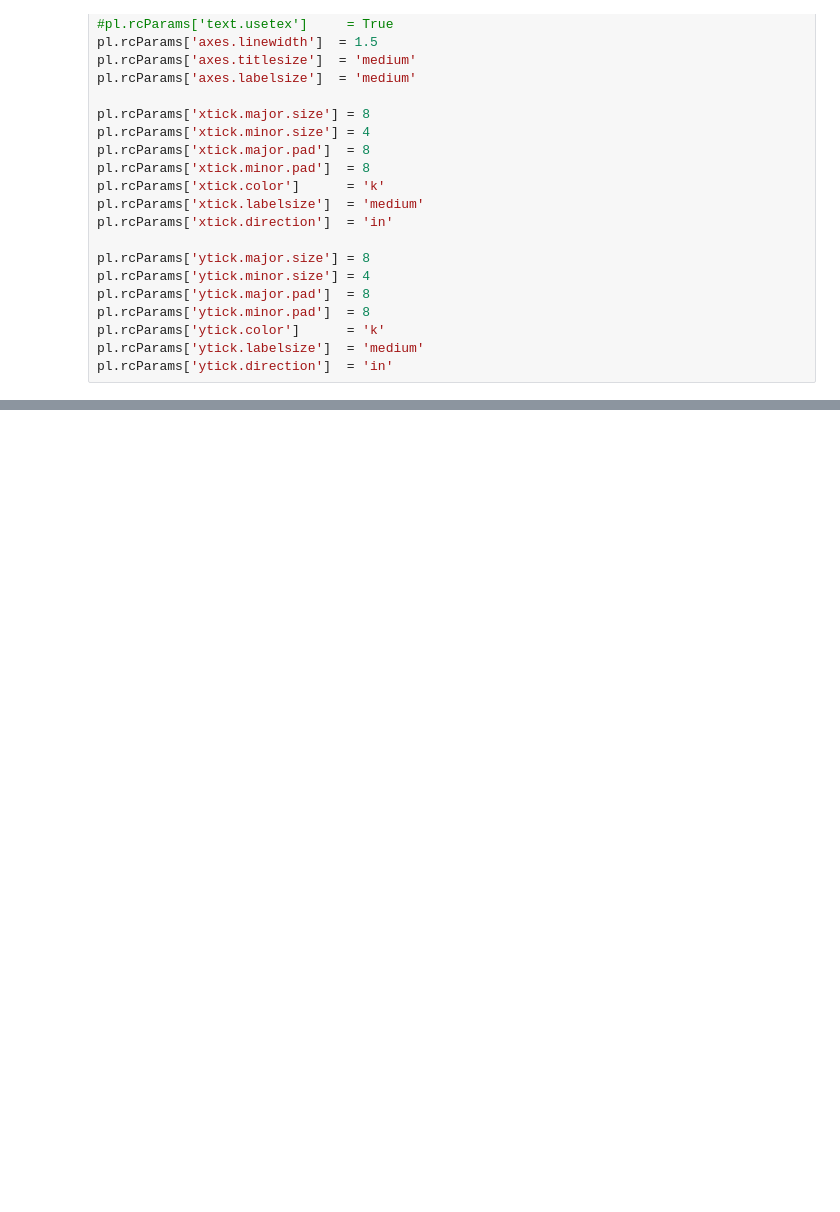
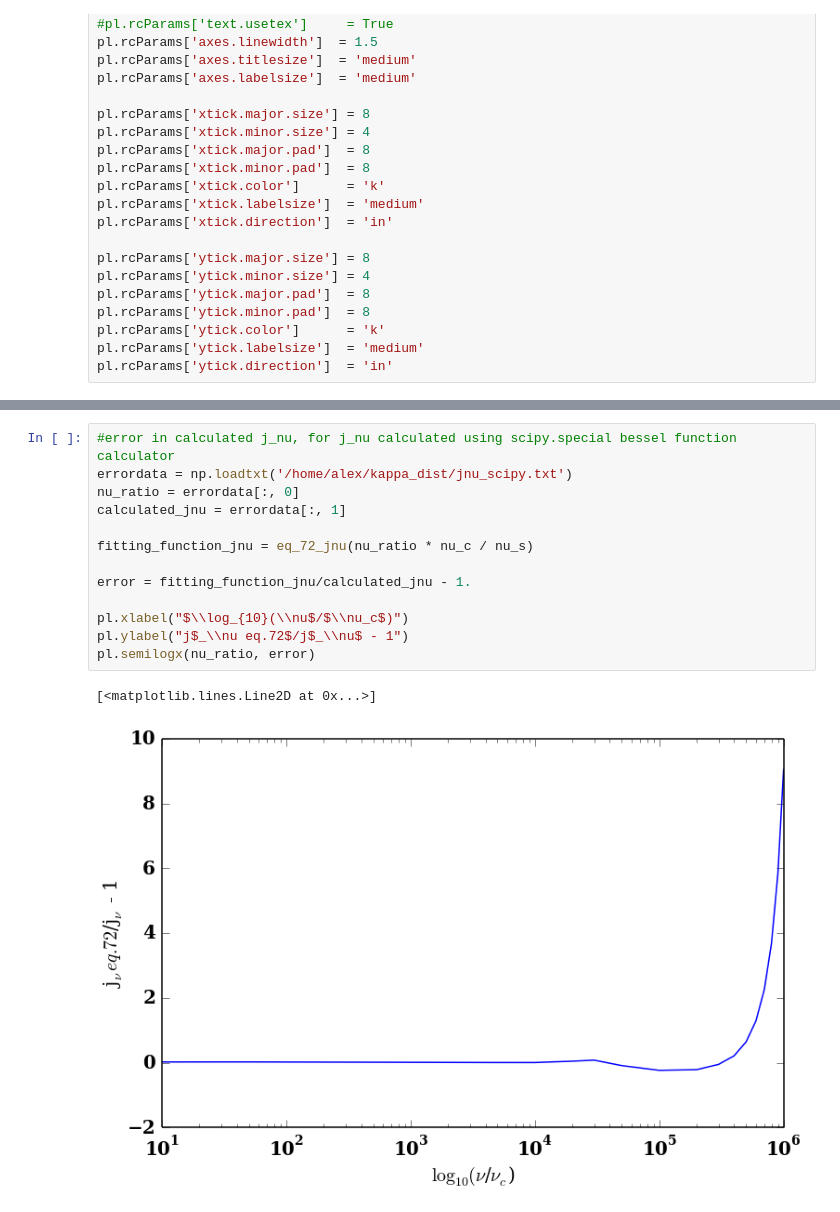
Before and after one commit to aapandy2/kappa_distributions, a Jupyter notebook: jnu_calculator_thermal.ipynb, the cells around one changed output, grey strips where cells are left out. Saved outputs shown, nothing was run; the diff lists cells and outputs as text; blank space fills up the shorter version.

```diff
--- a/jnu_calculator_thermal.ipynb
+++ b/jnu_calculator_thermal.ipynb
@@ -183,0 +358,16 @@ pl.show()
+# %%
+#error in calculated j_nu, for j_nu calculated using scipy.special bessel function calculator
+errordata = np.loadtxt('/home/alex/kappa_dist/jnu_scipy.txt')
+nu_ratio = errordata[:, 0]
+calculated_jnu = errordata[:, 1]
+
+fitting_function_jnu = eq_72_jnu(nu_ratio * nu_c / nu_s)
+
+error = fitting_function_jnu/calculated_jnu - 1.
+
+pl.xlabel("$\\log_{10}(\\nu$/$\\nu_c$)")
+pl.ylabel("j$_\\nu eq.72$/j$_\\nu$ - 1")
+pl.semilogx(nu_ratio, error)
+# %% [output]
+[<matplotlib.lines.Line2D at 0x...>]
+[figure, added]
```
Also changed, not shown: parts of 6 cells of this notebook, 1 other file.
